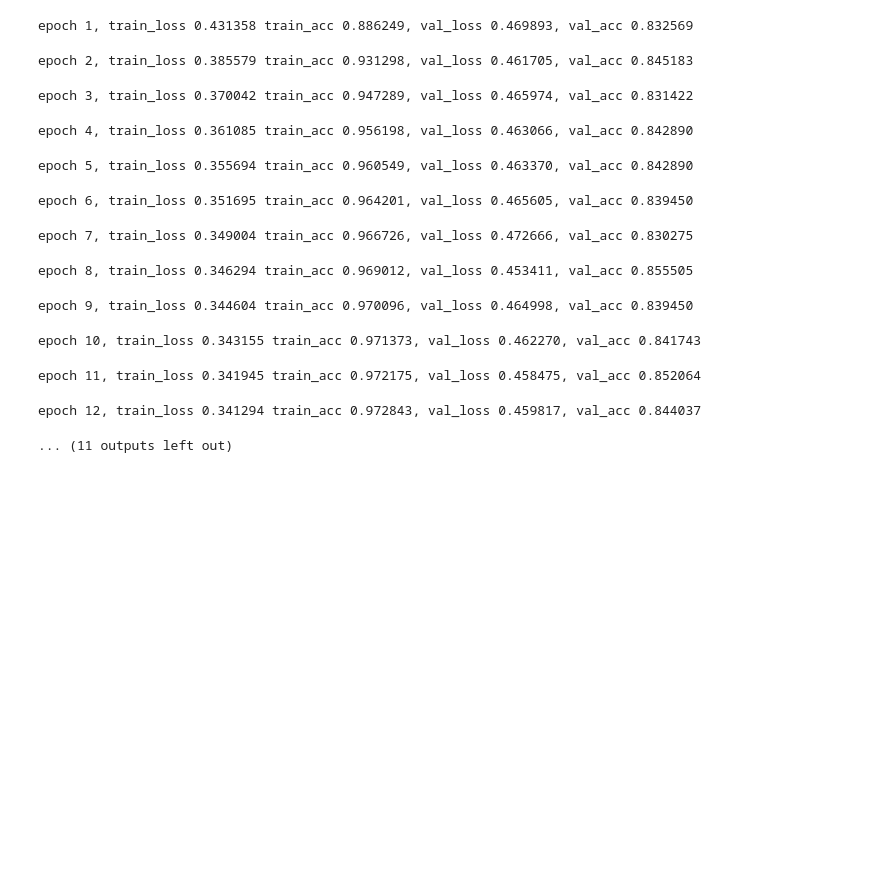
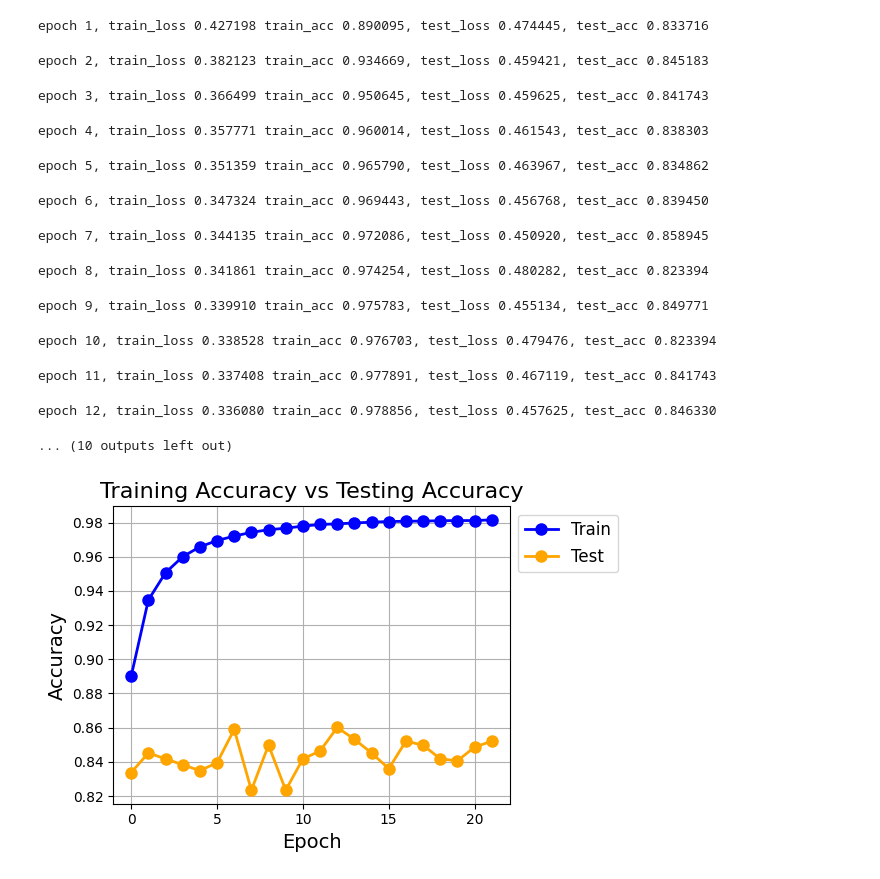
Before and after one commit to StevenShen3641/SC4001-Neural-Network-and-Deep-Learning, a Jupyter notebook: Project/CNN_vector_attempt.ipynb, the cells around one changed output. Saved outputs shown, nothing was run; the diff lists cells and outputs as text; code cells hidden in the pictures; blank space fills up the shorter version.

```diff
--- a/Project/CNN_vector_attempt.ipynb
+++ b/Project/CNN_vector_attempt.ipynb
@@ -109,11 +218,11 @@ class CNN(nn.Module):
         return x
 # %%
 torch.manual_seed(SEED)
-dim_in = wv_num
+dim_in = GLOVE_DIM
 dim_conv = 100
-dim_out = label_num
+dim_out = 2
 lr = 0.001
-model = CNN(dim_in, dim_conv, dim_out)
+model = CNN(embedding_matrix, dim_in, dim_conv, dim_out)
 model.to(device)
 
 loss_fn = nn.CrossEntropyLoss()
@@ -153,9 +262,9 @@ def train_loop(dataloader, model, loss_fn, optimizer):
     train_acc = correct_num / size
     return train_loss, train_acc
 
-def val_loop(dataloader, model, loss_fn):
+def test_loop(dataloader, model, loss_fn):
     size = len(dataloader.dataset)
-    val_loss, correct_num = 0, 0
+    test_loss, correct_num = 0, 0
     model.eval()  # inform no dropout and fix bn during testing
 
     with torch.no_grad():
@@ -163,52 +272,65 @@ def val_loop(dataloader, model, loss_fn):
             X, y = X.to(device), y.to(device)
 
             pred = model(X)
-            val_loss += loss_fn(pred, y).item() * X.size(0)
+            test_loss += loss_fn(pred, y).item() * X.size(0)
             correct_num += (torch.eq(torch.argmax(pred, dim=1), y)).type(torch.float).sum().item()
 
-    val_loss /= size
-    val_acc = correct_num / size
-    return val_loss, val_acc
+    test_loss /= size
+    test_acc = correct_num / size
+    return test_loss, test_acc
 # %%
 patience = 15
-best_val_loss = np.Inf
-train_loss_, train_acc_, val_loss_, val_acc_ = [], [], [], []
+best_test_loss = np.Inf
+train_loss_, train_acc_, test_loss_, test_acc_ = [], [], [], []
 no_epochs = 100
 
 # start training
 for epoch in tqdm(range(no_epochs)):
     train_loss, train_acc = train_loop(train_dataloader, model, loss_fn, optimizer)
-    val_loss, val_acc = val_loop(dev_dataloader, model, loss_fn)
+    test_loss, test_acc = test_loop(test_dataloader, model, loss_fn)
 
     train_loss_.append(train_loss), train_acc_.append(train_acc)
-    val_loss_.append(val_loss), val_acc_.append(val_acc)
+    test_loss_.append(test_loss), test_acc_.append(test_acc)
 
     # early stopping
-    if val_loss < best_val_loss:
-        best_val_loss = val_loss
+    if test_loss < best_test_loss:
+        best_test_loss = test_loss
         epochs_without_improvement = 0
         best_model = model.state_dict()
     else:
         epochs_without_improvement += 1
         if epochs_without_improvement >= patience:
             print(f'early stopping after {epoch+1} epochs')
-            print(f'best val loss: {val_loss}')
+            print(f'best test loss: {best_test_loss}')
             break
 
 
-    print(f"epoch {epoch+1}, train_loss {train_loss:>7f} train_acc {train_acc:>4f}, val_loss {val_loss:>7f}, val_acc {val_acc:>4f}")
+    print(f"epoch {epoch+1}, train_loss {train_loss:>7f} train_acc {train_acc:>4f}, test_loss {test_loss:>7f}, test_acc {test_acc:>4f}")
 torch.save(best_model, './model/CNN_vector_model.pth')
 # %% [output]
-epoch 1, train_loss 0.431358 train_acc 0.886249, val_loss 0.469893, val_acc 0.832569
+epoch 1, train_loss 0.427198 train_acc 0.890095, test_loss 0.474445, test_acc 0.833716
-epoch 2, train_loss 0.385579 train_acc 0.931298, val_loss 0.461705, val_acc 0.845183
+epoch 2, train_loss 0.382123 train_acc 0.934669, test_loss 0.459421, test_acc 0.845183
-epoch 3, train_loss 0.370042 train_acc 0.947289, val_loss 0.465974, val_acc 0.831422
+epoch 3, train_loss 0.366499 train_acc 0.950645, test_loss 0.459625, test_acc 0.841743
-epoch 4, train_loss 0.361085 train_acc 0.956198, val_loss 0.463066, val_acc 0.842890
+epoch 4, train_loss 0.357771 train_acc 0.960014, test_loss 0.461543, test_acc 0.838303
-epoch 5, train_loss 0.355694 train_acc 0.960549, val_loss 0.463370, val_acc 0.842890
+epoch 5, train_loss 0.351359 train_acc 0.965790, test_loss 0.463967, test_acc 0.834862
-epoch 6, train_loss 0.351695 train_acc 0.964201, val_loss 0.465605, val_acc 0.839450
+epoch 6, train_loss 0.347324 train_acc 0.969443, test_loss 0.456768, test_acc 0.839450
-epoch 7, train_loss 0.349004 train_acc 0.966726, val_loss 0.472666, val_acc 0.830275
+epoch 7, train_loss 0.344135 train_acc 0.972086, test_loss 0.450920, test_acc 0.858945
-epoch 8, train_loss 0.346294 train_acc 0.969012, val_loss 0.453411, val_acc 0.855505
+epoch 8, train_loss 0.341861 train_acc 0.974254, test_loss 0.480282, test_acc 0.823394
-epoch 9, train_loss 0.344604 train_acc 0.970096, val_loss 0.464998, val_acc 0.839450
+epoch 9, train_loss 0.339910 train_acc 0.975783, test_loss 0.455134, test_acc 0.849771
-epoch 10, train_loss 0.343155 train_acc 0.971373, val_loss 0.462270, val_acc 0.841743
+epoch 10, train_loss 0.338528 train_acc 0.976703, test_loss 0.479476, test_acc 0.823394
-epoch 11, train_loss 0.341945 train_acc 0.972175, val_loss 0.458475, val_acc 0.852064
+epoch 11, train_loss 0.337408 train_acc 0.977891, test_loss 0.467119, test_acc 0.841743
-epoch 12, train_loss 0.341294 train_acc 0.972843, val_loss 0.459817, val_acc 0.844037
+epoch 12, train_loss 0.336080 train_acc 0.978856, test_loss 0.457625, test_acc 0.846330
-... (11 outputs left out)
+... (10 outputs left out)
+# %%
+plt.figure(figsize=(6, 4))
+plt.plot(train_acc_, marker='o', linestyle='-', color='blue', label='Train', linewidth=2, markersize=8)
+plt.plot(test_acc_, marker='o', linestyle='-', color='orange', label='Test', linewidth=2, markersize=8)
+plt.title('Training Accuracy vs Testing Accuracy', fontsize=16)
+plt.ylabel('Accuracy', fontsize=14)
+plt.xlabel('Epoch', fontsize=14)
+plt.grid(True)
+plt.legend(loc='upper left', bbox_to_anchor=(1, 1), fontsize=12)
+plt.tight_layout()
+plt.show()
+# %% [output]
+[figure, added]
```
Also changed, not shown: parts of 19 cells of this notebook, 9 other files.
